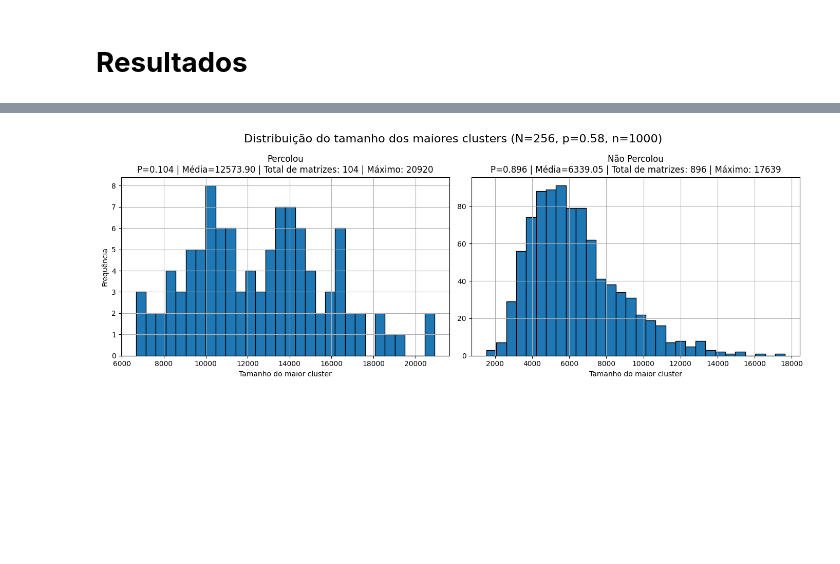
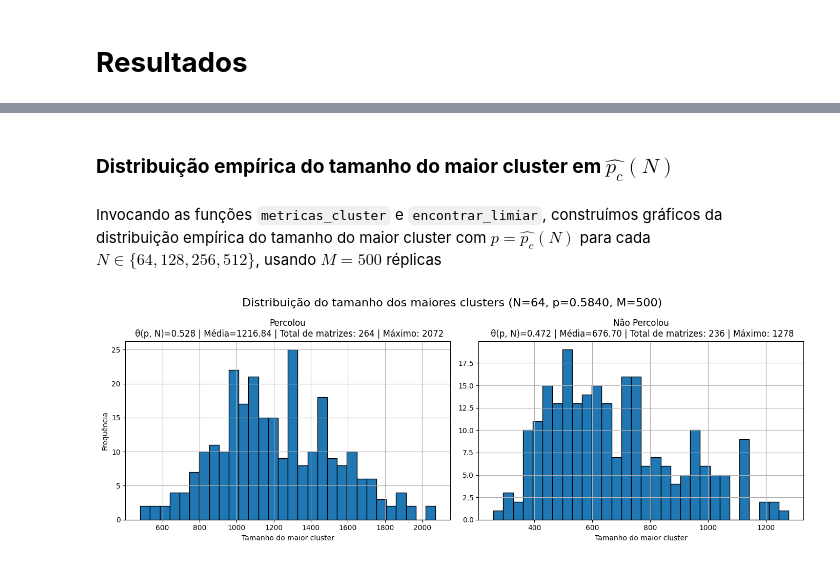
Before and after one commit to nicolassantm/projeto-percolacao-progestat, a Jupyter notebook: Percolacao_Por_Sitios_Em_Rede_Quadrada.ipynb, the cells around one changed output, grey strips where cells are left out. Drawn from its saved outputs; the diff is of its cells as text; code cells hidden in the pictures; blank space fills up the shorter version.

```diff
--- a/Percolacao_Por_Sitios_Em_Rede_Quadrada.ipynb
+++ b/Percolacao_Por_Sitios_Em_Rede_Quadrada.ipynb
@@ -142,5 +142,5 @@ As métricas estimadas incluem: tamanho dos maiores clusters, tamanho médio dos
 # %%
-def metricas_cluster(N, p, n):
+def metricas_cluster(N, p, M):
   ''' Recebe os parâmetros N (o tamanho da matriz será NxN), p (probabilidade da entrada da matriz ser 1, e 0 caso contrário) e
 n (número de amostras que desejamos gerar) e retorna métricas a respeito dos clusters nos casos de percolação e de
 não percolação do sistema. '''
@@ -151,7 +151,7 @@ não percolação do sistema. '''
   num_cluster_nao_percola = []
   total_percola, total_nao_percola = 0, 0
 
-  for i in range(n):
+  for i in range(M):
     y = simulacao_percolacao(N, p)
     if y[0] == True:
       tam_cluster_percola.append(y[1])
@@ -162,7 +162,7 @@ não percolação do sistema. '''
       num_cluster_nao_percola.append(y[2])
       total_nao_percola += 1
 
-  prob_percolar = total_percola / n
+  prob_percolar = total_percola / M
   prob_nao_percolar = 1 - prob_percolar
 
   media_tam_percola = sum(tam_cluster_percola) / total_percola if total_percola else 0
@@ -181,14 +181,14 @@ Utilizamos arbitrariamente um erro de $0.01$ para a bissecção.
 # %%
-def encontrar_limiar(N, n):
-    def f(N, x, n):
-        return metricas_cluster(N, x, n)[2]  # retorna probabilidade de percolar
+def encontrar_limiar(N, M):
+    def f(N, x, M):
+        return metricas_cluster(N, x, M)[2]  # retorna probabilidade de percolar
 
     a, b = 0, 1
     x = (a + b)/2
     erro = 0.01
 
-    while abs(f(N, x, n)-0.5) > erro:
-        resultado = f(N, x, n)
+    while abs(f(N, x, M)-0.5) > erro:
+        resultado = f(N, x, M)
         if resultado < 0.5:
             a = x
         elif resultado > 0.5:
@@ -257,30 +257,37 @@ limiar_critico(500)
+# %% [markdown]
+### **Distribuição empírica do tamanho do maior cluster em $\widehat{p_c}(N)$**
+# %% [markdown]
+Invocando as funções `metricas_cluster` e `encontrar_limiar`, construímos gráficos da distribuição empírica do tamanho do maior cluster com $p = \widehat{p_c}(N)$ para cada $N \in \{64, 128, 256, 512\}$, usando $M=500$ réplicas
 # %%
-def grafico_tam_clusters(N, p, n):
-  '''Os parâmetros são os mesmos da função metricas_cluster(N, p, n).
+def grafico_tam_clusters(N, p, M):
+  '''Os parâmetros são os mesmos da função metricas_cluster(N, p, M).
   Gera dois gráficos comparativos com as métricas dos sistemas/matrizes que percolam e que não percolam'''
-  dados = metricas_cluster(N, p, n)
+  dados = metricas_cluster(N, p, M)
   tam_cluster_percola, tam_cluster_nao_percola, prob_percolar, prob_nao_percolar, media_tam_percola, media_tam_nao_percola, total_percola, total_nao_percola, num_cluster_percola, num_cluster_nao_percola, media_num_percola, media_num_nao_percola = dados
 
   fig, axes = plt.subplots(1, 2, figsize=(14, 5))
 
-  # Histograma percolação
+  # Histograma para sistemas que percolam
   axes[0].hist(tam_cluster_percola, bins=30, edgecolor='black')
-  axes[0].set_title(f"Percolou\nP={prob_percolar:.3f} | Média={media_tam_percola:.2f} | Total de matrizes: {total_percola} | Máximo: {max(tam_cluster_percola)}")
+  axes[0].set_title(f"Percolou\n θ(p, N)={prob_percolar:.3f} | Média={media_tam_percola:.2f} | Total de matrizes: {total_percola} | Máximo: {max(tam_cluster_percola)}")
   axes[0].set_xlabel("Tamanho do maior cluster")
   axes[0].set_ylabel("Frequência")
   axes[0].grid(True)
 
-  # Histograma NÃO percolação
+  # Histograma para sistemas que NÃO percolam
   axes[1].hist(tam_cluster_nao_percola, bins=30, edgecolor='black')
-  axes[1].set_title(f"Não Percolou\nP={prob_nao_percolar:.3f} | Média={media_tam_nao_percola:.2f} | Total de matrizes: {total_nao_percola} | Máximo: {max(tam_cluster_nao_percola)}")
+  axes[1].set_title(f"Não Percolou\n θ(p, N)={prob_nao_percolar:.3f} | Média={media_tam_nao_percola:.2f} | Total de matrizes: {total_nao_percola} | Máximo: {max(tam_cluster_nao_percola)}")
   axes[1].set_xlabel("Tamanho do maior cluster")
   axes[1].grid(True)
 
-  plt.suptitle(f"Distribuição do tamanho dos maiores clusters (N={N}, p={p}, n={n})", fontsize=16)
+  plt.suptitle(f"Distribuição do tamanho dos maiores clusters (N={N}, p={p:.4f}, M={M})", fontsize=16)
   plt.tight_layout()
   plt.show()
 # %%
 np.random.seed(42)
-grafico_tam_clusters(256, 0.58, 1000)
+N = 64
+M = 500
+estim_limiar = encontrar_limiar(N, M)
+grafico_tam_clusters(N, estim_limiar, M)
 # %% [output]
-[figure, old version]
+[figure, new version]
```
Also changed, not shown: parts of 20 cells of this notebook.
